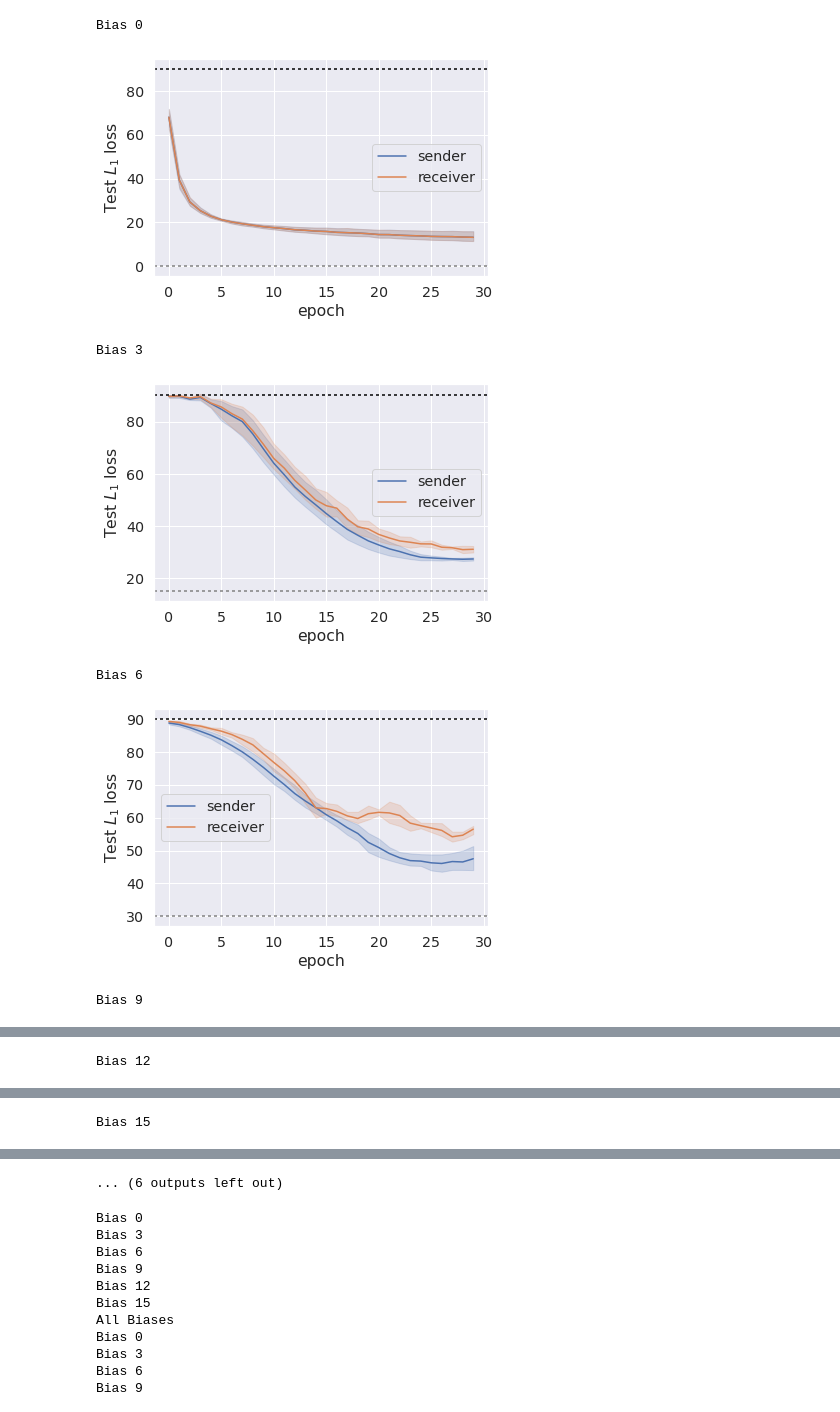
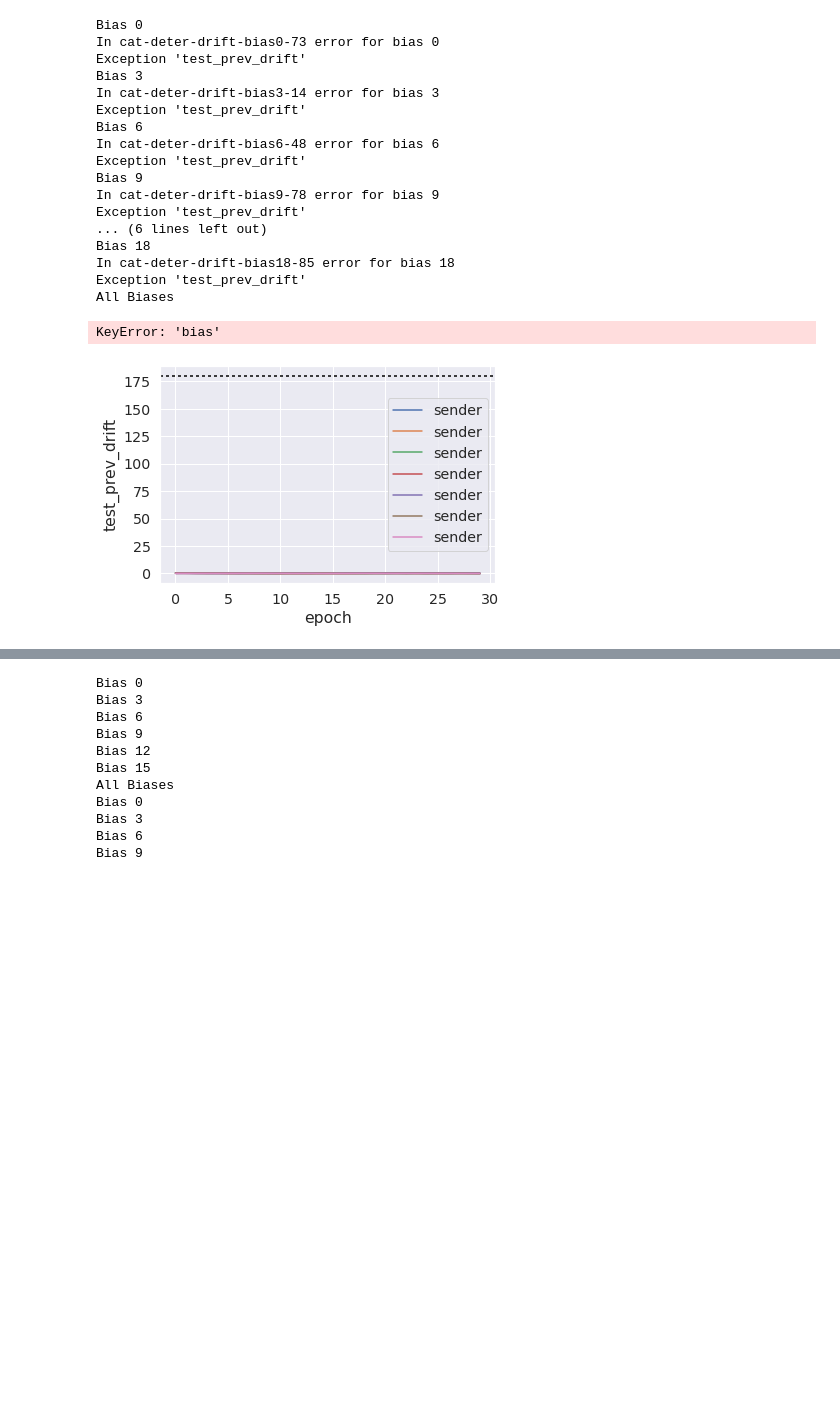
Before and after one commit to mnoukhov/emergent-compete, a Jupyter notebook: notebooks/Best Results Plot.ipynb, the cells around one changed output, grey strips where cells are left out. Cells and saved outputs as stored; diff of their text form; code cells hidden in the pictures; blank space fills up the shorter version.

Commit message:
best results plot and loading works on toolkit

```diff
--- a/notebooks/Best Results Plot.ipynb
+++ b/notebooks/Best Results Plot.ipynb
@@ -12,7 +19,7 @@ from src.game import Game, CircleL1
 from train import train
 from src.agents import Gaussian
 # %%
-def plot(logdir, savedir=None, name='error', last_epochs=10, show=True, verbose=True, individual_plot=False):
+def plot(logdir, savedir=None, name='error', last_epochs=10, show=True, verbose=True, individual_plot=False, metric="test_l1_error"):
     if savedir:
         savepath = Path(savedir)
         savepath.mkdir(exist_ok=True)
@@ -46,7 +53,7 @@ def plot(logdir, savedir=None, name='error', last_epochs=10, show=True, verbose=
     recver = pd.DataFrame(logs['recver'].to_list()).join(logs['epoch'])
 
     if show:
-        metric = "test_l1_error" if "test_l1_error" in sender else "test_error"
+        # metric = "test_l1_error" if "test_l1_error" in sender else "test_error"
 
         if 'error' in metric:
             # Rewards
@@ -67,23 +74,19 @@ def plot(logdir, savedir=None, name='error', last_epochs=10, show=True, verbose=
                     plt.axhline(nocomm_error, label='no communication', color="black", dashes=(2,2,2,2))
                     plt.axhline(fair_error, label='fair split', color="grey", dashes=(2,2,2,2))
 
-                    plt.show()
-                    plt.clf()
-
-
         else:
             sns.lineplot(data=sender, x="epoch", y=sender[metric], label="sender")
             sns.lineplot(data=recver, x="epoch", y=recver[metric], label="receiver")
 
-        # Baselines
-        nocomm_diff = torch.tensor(36 / 4)
-        nocomm_error = test_loss(torch.tensor(0.), nocomm_diff)*10
-        fair_error = test_loss(torch.tensor(0.), bias/2)*10
-        plt.axhline(nocomm_error, label='no communication', color="black", dashes=(2,2,2,2))
-        plt.axhline(fair_error, label='fair split', color="grey", dashes=(2,2,2,2))
-
-        plt.ylabel(r'Test $L_1$ loss')
-#         plt.title(rf'bias ${bias*10}\degree$')
+        if 'error' in metric:
+            plt.ylabel(r'Test $L_1$ loss')
+            nocomm_diff = torch.tensor(36 / 4)
+            nocomm_error = test_loss(torch.tensor(0.), nocomm_diff)*10
+            fair_error = test_loss(torch.tensor(0.), bias/2)*10
+            plt.axhline(nocomm_error, label='no communication', color="black", dashes=(2,2,2,2))
+            plt.axhline(fair_error, label='fair split', color="grey", dashes=(2,2,2,2))
+        elif 'drift' in metric:
+            plt.ylabel(r'Message Drift')
 
         if savedir:
             plt.savefig(savepath / f'{name}.png',  bbox_inches='tight')
@@ -92,14 +95,13 @@ def plot(logdir, savedir=None, name='error', last_epochs=10, show=True, verbose=
         plt.clf()
 
 
-
     error_sum = pd.DataFrame(sender['test_l1_error'] + recver['test_l1_error']).join(logs['epoch'])
     error_last = error_sum[error_sum['epoch'] >= num_epochs - last_epochs]
 
     return [error_last[i*last_epochs:(i+1)*last_epochs]['test_l1_error'].mean() for i in range(5)]
 
 
-def plot_hyperparam_results(results_dir, label='', savepath=None, last_epochs=10, show=True, title='', skip_18=True):
+def plot_hyperparam_results(results_dir, label='', savepath=None, last_epochs=10, show=True, title='', skip_18=True, metric="test_l1_error"):
     results_path = Path(results_dir)
 
     results = []
@@ -138,7 +140,7 @@ def plot_hyperparam_results(results_dir, label='', savepath=None, last_epochs=10
 
         try:
             print(f'Bias {bias}')
-            seed_scores = plot(folder_path, savepath, name, last_epochs=last_epochs, show=show, verbose=False)
+            seed_scores = plot(folder_path, savepath, name, last_epochs=last_epochs, show=show, verbose=False, metric=metric)
             for score in seed_scores:
                 df = df.append({**bias_result, 'seed_score':score}, ignore_index=True)
         except Exception as e:
@@ -164,21 +166,34 @@ def plot_hyperparam_results(results_dir, label='', savepath=None, last_epochs=10
 
     return df
 # %%
-result_dir = Path('/home/mnoukhov/emergent-compete/results')
+result_dir = Path('/mnt/home/emergent-compete/results/')
 # %%
 # Discrete Messages
 
 
-resultspath = result_dir / 'cat-deter'
+resultspath = result_dir / 'best-cat-deter-drift'
 with sns.plotting_context('paper'):
     sns.set(font_scale=1.3)
 
-    plot_hyperparam_results(resultspath, savepath=resultspath / 'plots', title='Sum of Losses vs Bias', skip_18=False)
+    # plot_hyperparam_results(resultspath, savepath=resultspath / 'plots', title='Sum of Losses vs Bias', skip_18=False, metric="test_l1_error")
+    plot_hyperparam_results(resultspath, savepath=resultspath / 'plots', title='Sum of Losses vs Bias', skip_18=False, metric="test_prev_drift")
 # %% [output]
 Bias 0
+In cat-deter-drift-bias0-73 error for bias 0
+Exception 'test_prev_drift'
+Bias 3
+In cat-deter-drift-bias3-14 error for bias 3
+Exception 'test_prev_drift'
+Bias 6
+In cat-deter-drift-bias6-48 error for bias 6
+Exception 'test_prev_drift'
+Bias 9
+In cat-deter-drift-bias9-78 error for bias 9
+Exception 'test_prev_drift'
+... (6 lines left out)
+Bias 18
+In cat-deter-drift-bias18-85 error for bias 18
+Exception 'test_prev_drift'
+All Biases
+KeyError: 'bias'
-[figure, old version]
+[figure, new version]
-Bias 3
-[figure, removed]
-Bias 6
-[figure, removed]
-Bias 9
@@ -186 +199,0 @@ Bias 9
-Bias 12
@@ -188 +199,0 @@ Bias 12
-Bias 15
@@ -190,4 +200,3 @@ Bias 15
-... (6 outputs left out)
 # %%
 ## Continuous v Discrete
 
```
Also changed, not shown: parts of 5 cells of this notebook, 2 other files.
